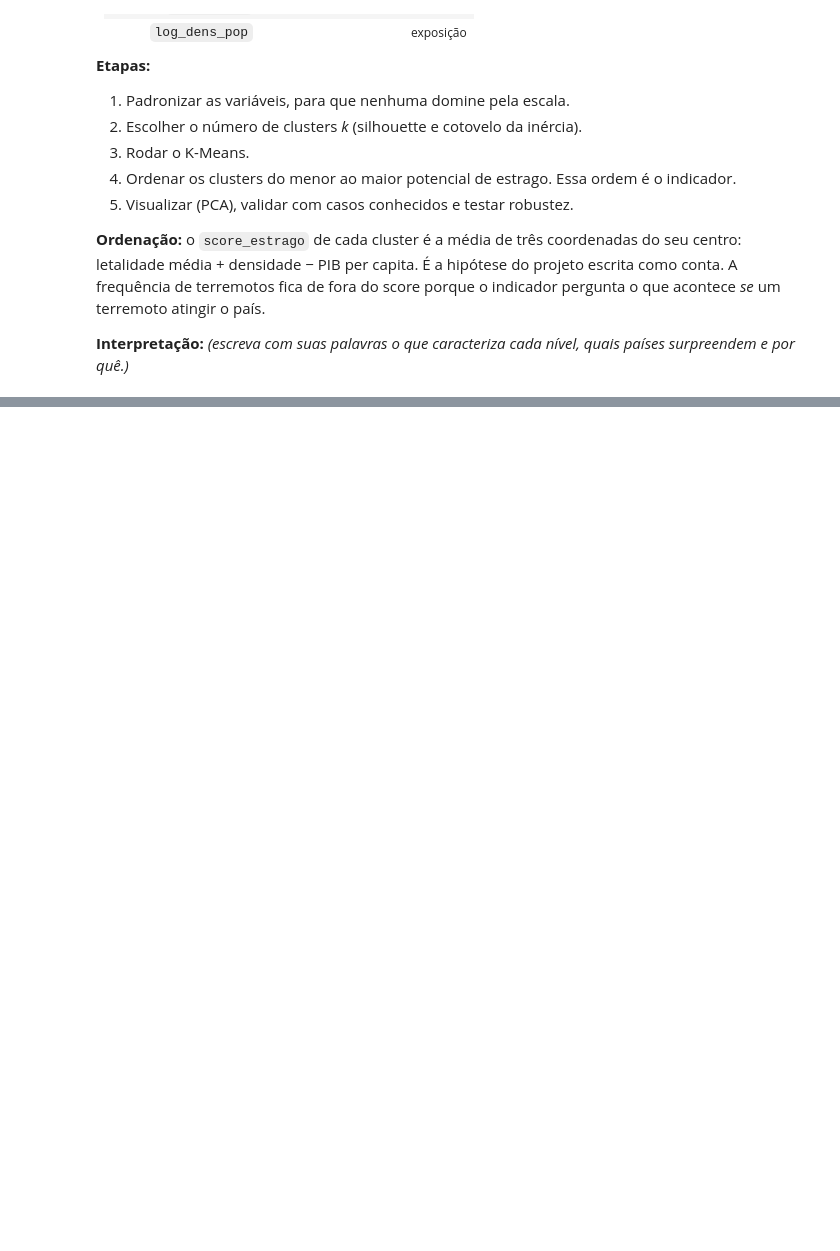
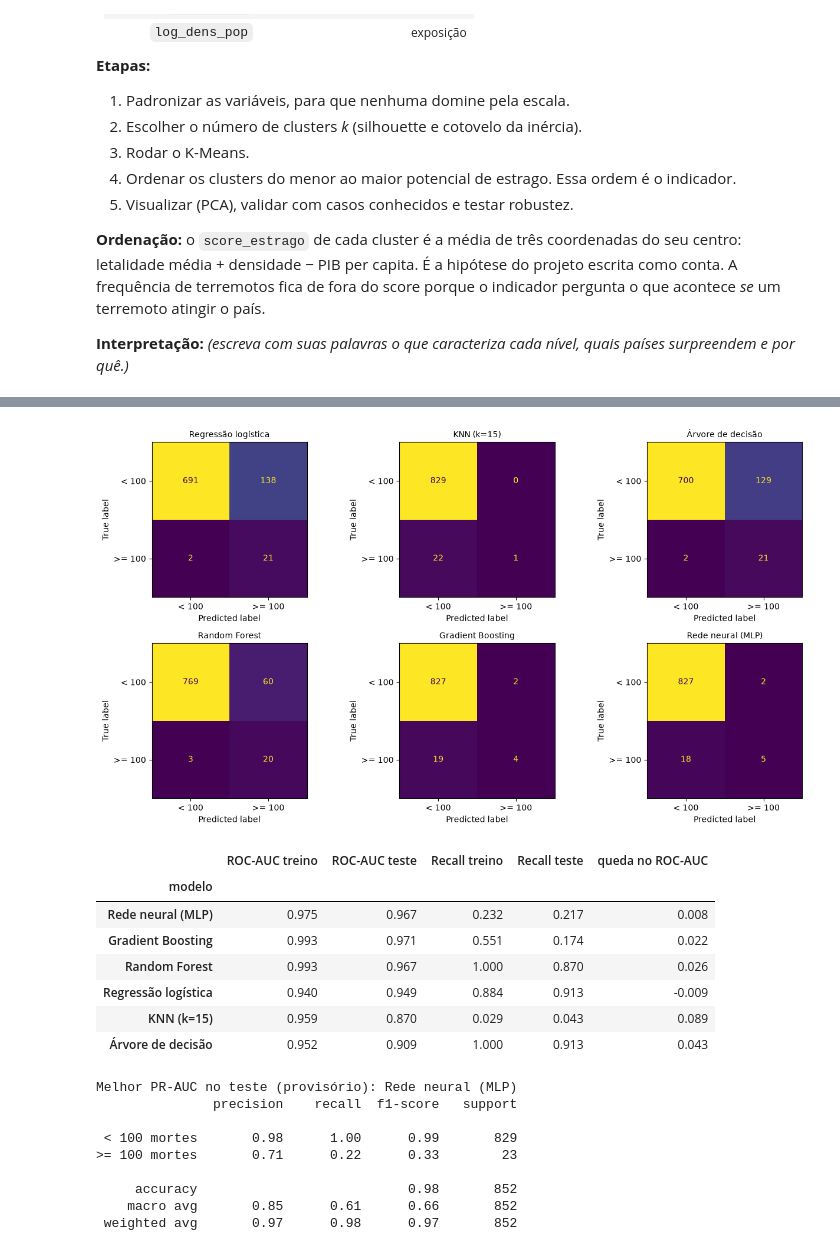
Before and after one commit to EnzoSottoRib/projeto_sismos, a Jupyter notebook: Analise_Sismos.ipynb, the cells around one changed output, grey strips where cells are left out. Saved outputs shown, nothing was run; the diff lists cells and outputs as text; code cells hidden in the pictures; blank space fills up the shorter version.

Commit message:
finalizando

```diff
--- a/Analise_Sismos.ipynb
+++ b/Analise_Sismos.ipynb
@@ -306,0 +411,21 @@ Concordância K-Means x hierárquico (ARI): 0.439
+# %%
+import numpy as np
+import pandas as pd
+import matplotlib.pyplot as plt
+from sklearn.model_selection import train_test_split, StratifiedKFold, cross_val_score
+from sklearn.preprocessing import StandardScaler
+
+y = eventos["alta_mortalidade"].astype(int)
+print("Proporção das classes:"); print(y.value_counts(normalize=True).round(4))
+
+num = ["mag", "prof_km", "dist_costa_km", "log_pib_pc", "log_dens_pop"]
+X = pd.concat([eventos[num], pd.get_dummies(eventos["grupo_renda"], drop_first=True, dtype=float)], axis=1)
+print("Variáveis de entrada:", list(X.columns))
+
+# divide ANTES de padronizar, mantendo a proporção de positivos
+X_tr, X_te, y_tr, y_te = train_test_split(X, y, test_size=0.25, stratify=y, random_state=42)
+print(f"Treino: {len(y_tr)} ({y_tr.mean():.2%} positivos) | Teste: {len(y_te)} ({y_te.mean():.2%} positivos)")
+
+scaler = StandardScaler()
+X_tr_s = scaler.fit_transform(X_tr)     # aprende só no treino
+X_te_s = scaler.transform(X_te)
@@ -306,0 +492,38 @@ Concordância K-Means x hierárquico (ARI): 0.439
+# %%
+from sklearn.metrics import ConfusionMatrixDisplay, classification_report
+
+fig, axes = plt.subplots(2, 3, figsize=(13, 7))
+for ax, (nome, modelo) in zip(axes.ravel(), modelos.items()):
+    pred = (modelo.predict_proba(X_te_s)[:, 1] >= 0.5).astype(int)
+    ConfusionMatrixDisplay.from_predictions(y_te, pred, display_labels=["< 100", ">= 100"], colorbar=False, ax=ax)
+    ax.set_title(nome, fontsize=10)
+plt.tight_layout(); plt.show()
+
+sobreajuste = pd.DataFrame({"ROC-AUC treino": leaderboard["ROC-AUC (treino)"], "ROC-AUC teste": leaderboard["ROC-AUC (teste)"],
+                            "Recall treino": leaderboard["Recall (treino)"], "Recall teste": leaderboard["Recall (teste)"]})
+sobreajuste["queda no ROC-AUC"] = (sobreajuste["ROC-AUC treino"] - sobreajuste["ROC-AUC teste"]).round(3)
+display(sobreajuste)
+
+CAMPEAO = leaderboard.index[0]          # melhor PR-AUC no TESTE: só para a análise exploratória do limiar; o campeão final é escolhido mais adiante (E2)
+print("Melhor PR-AUC no teste (provisório):", CAMPEAO)
+pred_c = (modelos[CAMPEAO].predict_proba(X_te_s)[:, 1] >= 0.5).astype(int)
+print(classification_report(y_te, pred_c, target_names=["< 100 mortes", ">= 100 mortes"], zero_division=0))
+# %% [output]
+[figure, added]
+|  | ROC-AUC treino | ROC-AUC teste | Recall treino | Recall teste | queda no ROC-AUC |
+| modelo |  |  |  |  |  |
+| Rede neural (MLP) | 0.975 | 0.967 | 0.232 | 0.217 | 0.008 |
+| Gradient Boosting | 0.993 | 0.971 | 0.551 | 0.174 | 0.022 |
+| Random Forest | 0.993 | 0.967 | 1.000 | 0.870 | 0.026 |
+| Regressão logística | 0.940 | 0.949 | 0.884 | 0.913 | -0.009 |
+| KNN (k=15) | 0.959 | 0.870 | 0.029 | 0.043 | 0.089 |
+| Árvore de decisão | 0.952 | 0.909 | 1.000 | 0.913 | 0.043 |
+Melhor PR-AUC no teste (provisório): Rede neural (MLP)
+               precision    recall  f1-score   support
+
+ < 100 mortes       0.98      1.00      0.99       829
+>= 100 mortes       0.71      0.22      0.33        23
+
+     accuracy                           0.98       852
+    macro avg       0.85      0.61      0.66       852
+ weighted avg       0.97      0.98      0.97       852
```
Also changed, not shown: parts of 29 cells of this notebook, 1 other file.
